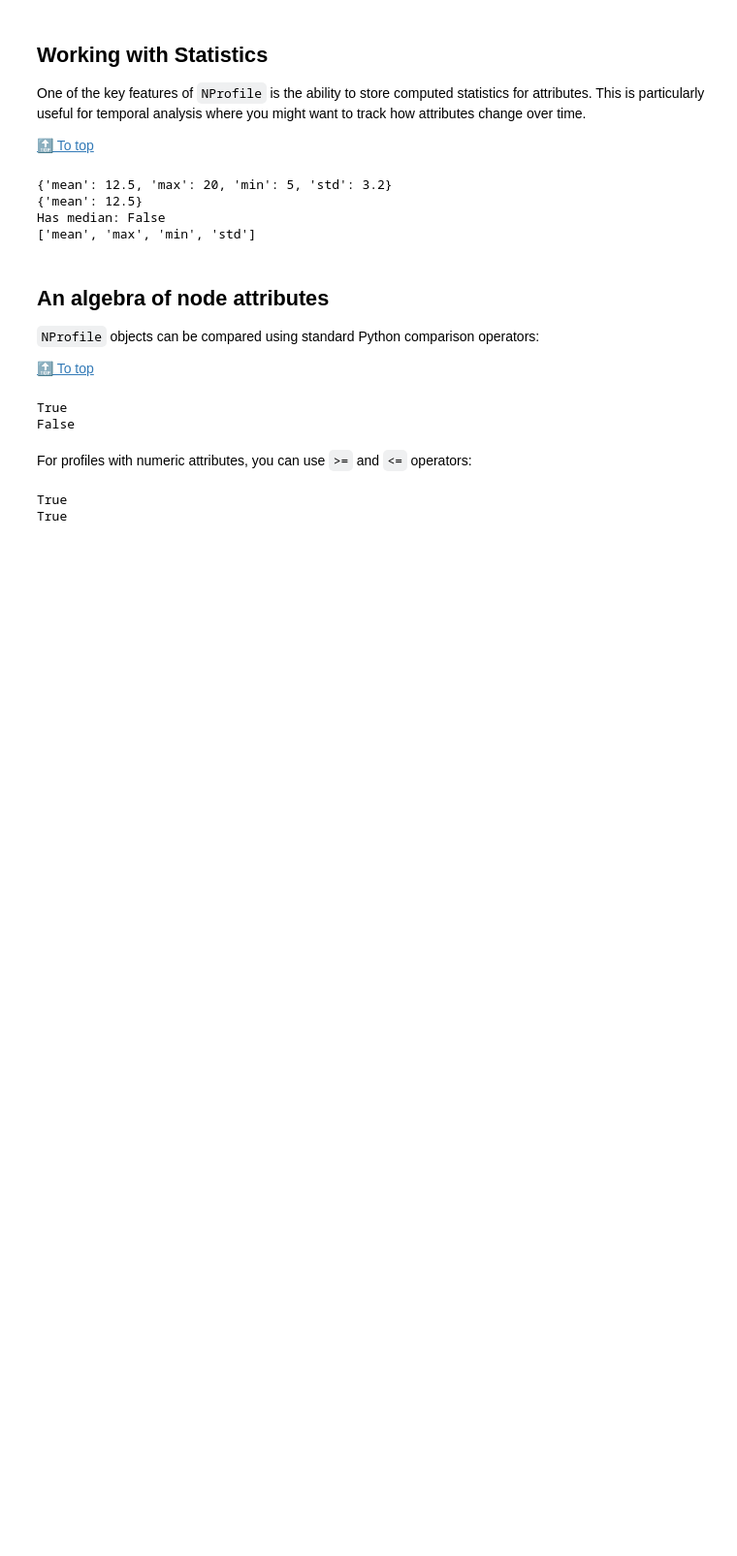
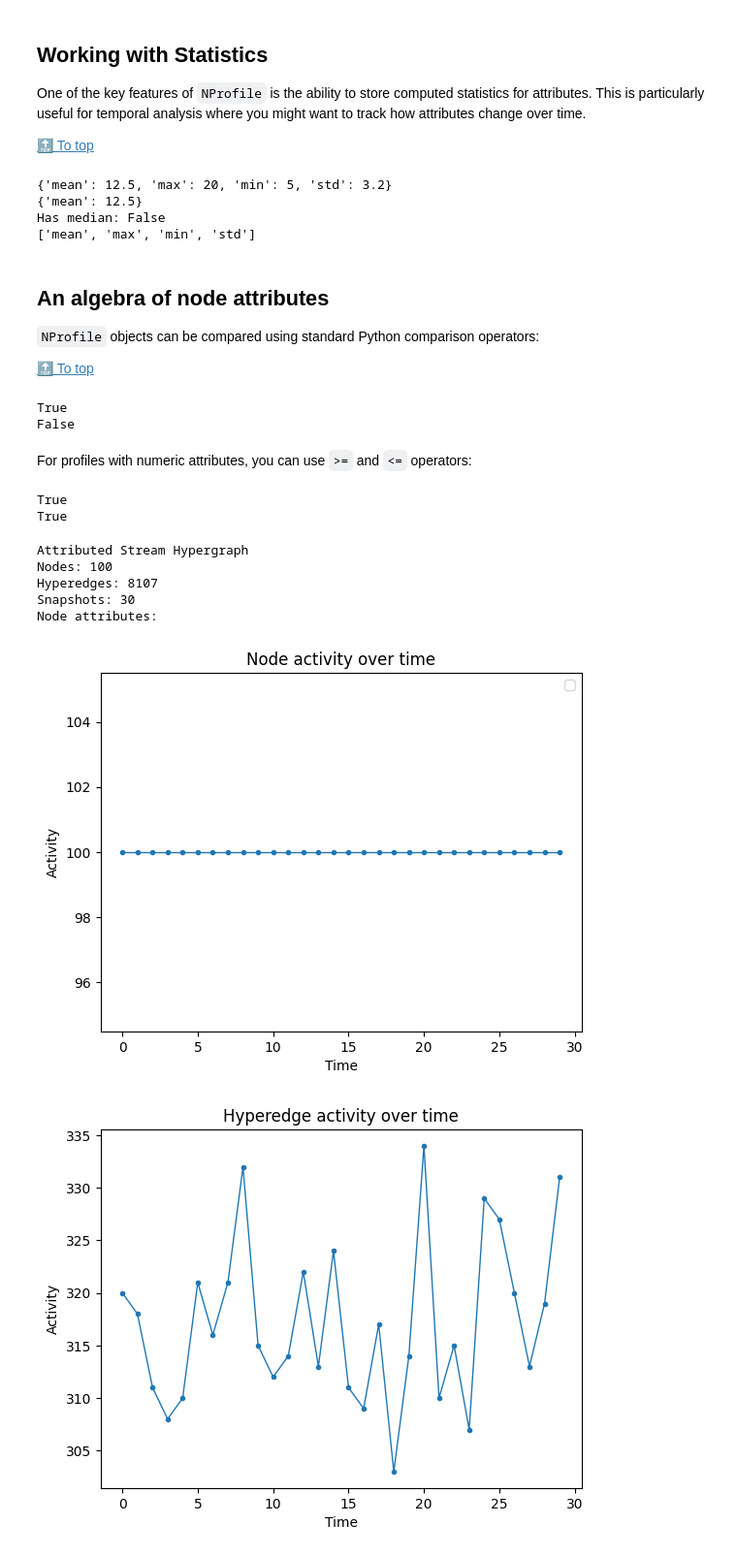
Before and after one commit to GiulioRossetti/ASH, a Jupyter notebook: tutorial/00-basics.ipynb, the cells around one changed output. Shown: that part at 97% size. Cells and saved outputs as stored; diff of their text form; code cells hidden in the pictures; blank space fills up the shorter version.

```diff
--- a/tutorial/00-basics.ipynb
+++ b/tutorial/00-basics.ipynb
@@ -471,3 +497,19 @@ print(researcher2 <= researcher1)  # Output: True
 # %% [output]
 True
 True
+# %%
+from ash_model import viz
+
+import networkx as nx
+from ash_model import ASH
+from ash_model.utils import from_networkx_maximal_cliques_list
+
+snapshots = [nx.barabasi_albert_graph(100, 5) for _ in range(30)]
+ash = from_networkx_maximal_cliques_list(snapshots)
+print(ash)
+# %% [output]
+Attributed Stream Hypergraph
+Nodes: 100
+Hyperedges: 8107
+Snapshots: 30
+Node attributes:
@@ -473,0 +518,20 @@ True
+# %%
+import matplotlib.pyplot as plt
+%matplotlib inline
+
+plt.show()
+plot_node_activity_series(ash)
+plt.show()
+plot_hyperedge_activity_series(ash)
+plt.show()
+plot_presence_timeline(ash, nodes=[1,2,3])
+plt.show()
+plot_presence_timeline(ash, hyperedges=['e1', 'e2', 'e3'])
+plt.show()
+plot_inter_event_time_distribution(ash)
+plt.show()
+plot_hyperedge_lifespan_distribution(ash)
+plt.show()
+# %% [output]
+[figure, added]
+[figure, added]
```
Also changed, not shown: parts of 3 cells of this notebook, 4 other files.
